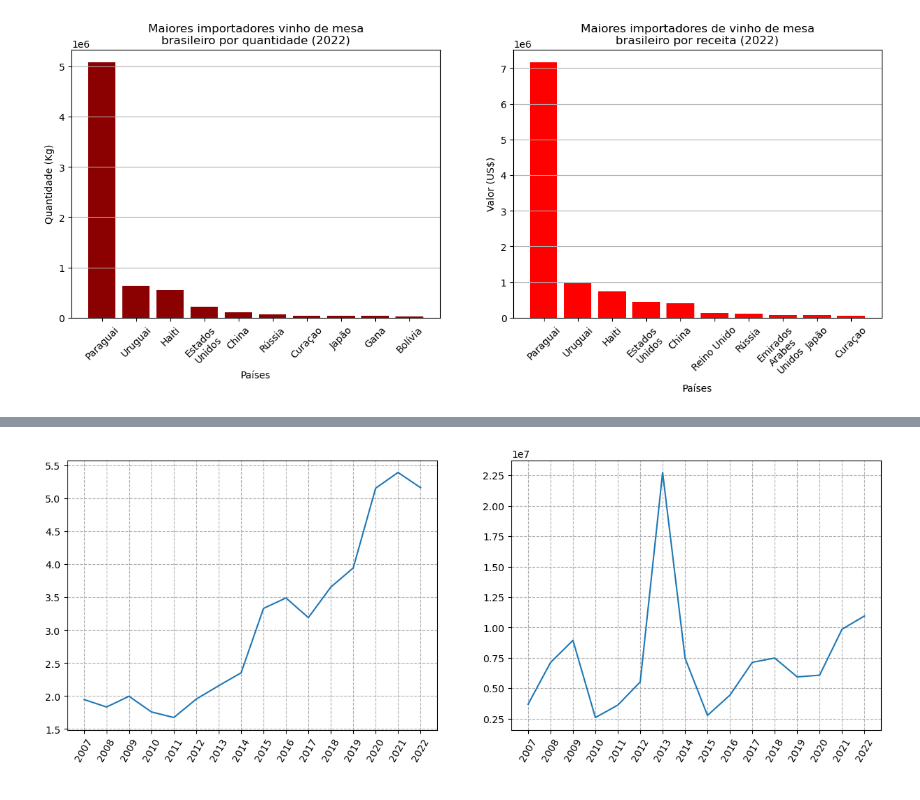
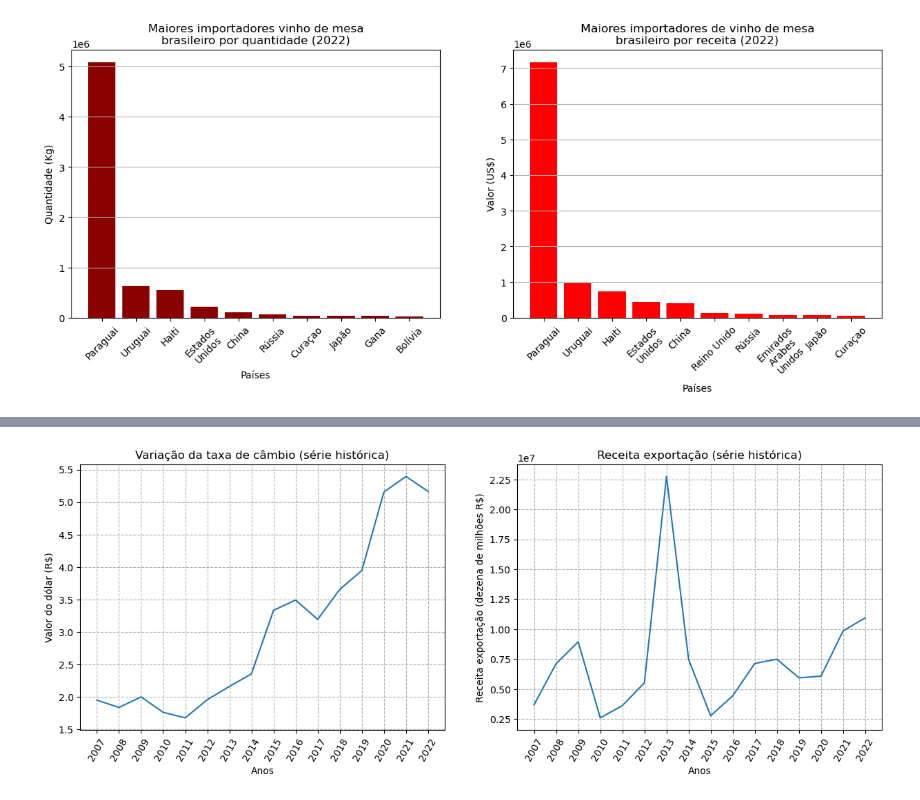
Before and after one commit to thiagoferr/Desafio-Tech-FIAP, a Jupyter notebook: Desafio Tech.ipynb, the cells around one changed output, grey strips where cells are left out. Cells and saved outputs as stored; diff of their text form; code cells hidden in the pictures.

```diff
--- a/Desafio Tech.ipynb
+++ b/Desafio Tech.ipynb
@@ -218,23 +225,29 @@ plt.show()
 # %%
 fig, [ax1,ax2] = plt.subplots(1,2,figsize=(15,5))
 
 colunas_sem_total = ~dados_tratados.index.isin(['Total'])
 
 x=dolar['Data']
 y=dolar[dolar.columns[1]]
 x1 = dados_tratados['Valor (US$)'].columns
 y1 = dados_tratados['Valor (US$)'].loc['Total']
 
 ax1.plot(x[16:],y[16:])
 ax1.set_xticks(x[16:])
+ax1.set_xlabel('Anos')
+ax1.set_ylabel('Valor do dólar (R$)')
+ax1.set_title('Variação da taxa de câmbio (série histórica)')
 ax1.set_xticklabels(x[16:], rotation=60)
 ax1.grid(linestyle='--')
 
 ax2.plot(x1,y1)
 ax2.set_xticks(x1)
+ax2.set_xlabel('Anos')
+ax2.set_ylabel('Receita exportação (dezena de milhões R$)')
+ax2.set_title('Receita exportação (série histórica)')
 ax2.set_xticklabels(x1, rotation=60)
 ax2.grid(linestyle='--')
 
 plt.show()
 # %% [output]
-[figure, old version]
+[figure, new version]
```
Also changed, not shown: parts of 6 cells of this notebook.
